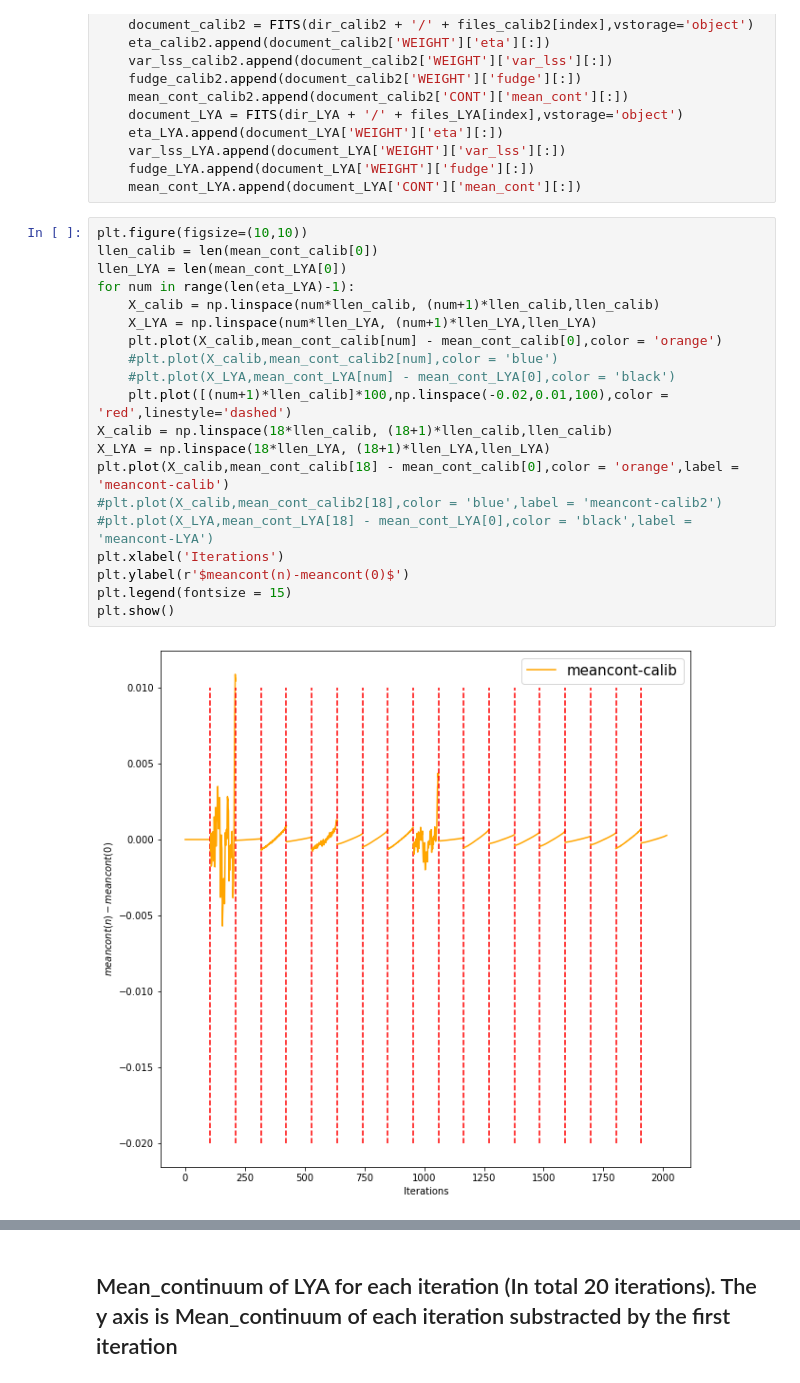
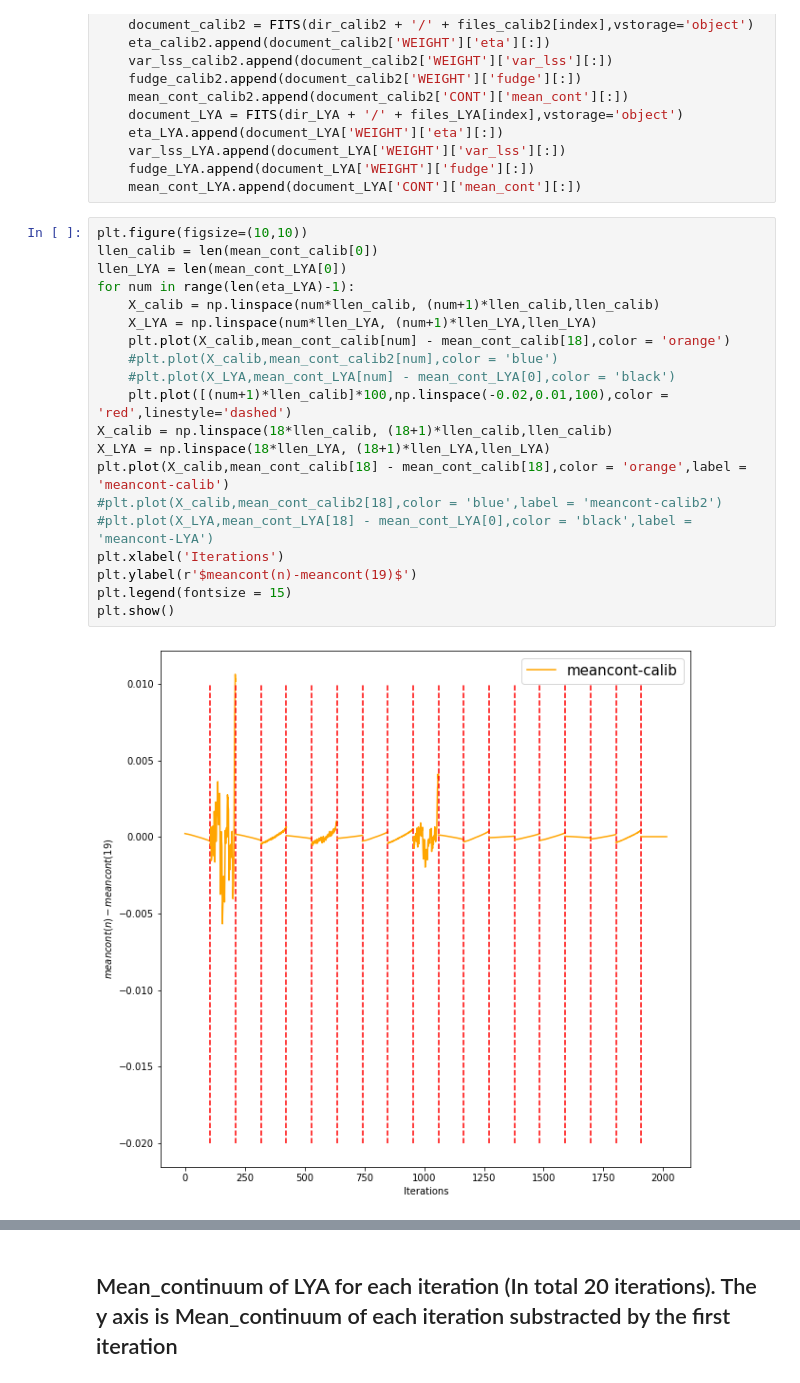
Before and after one commit to moonlovist/Picca_convergence_check, a Jupyter notebook: picca_convergence.ipynb, the cells around one changed output, grey strips where cells are left out. Cells and saved outputs as stored; diff of their text form.

```diff
--- a/picca_convergence.ipynb
+++ b/picca_convergence.ipynb
@@ -67,23 +67,23 @@ for index in range(19):
 # %%
 plt.figure(figsize=(10,10))
 llen_calib = len(mean_cont_calib[0])
 llen_LYA = len(mean_cont_LYA[0])
 for num in range(len(eta_LYA)-1):
     X_calib = np.linspace(num*llen_calib, (num+1)*llen_calib,llen_calib)
     X_LYA = np.linspace(num*llen_LYA, (num+1)*llen_LYA,llen_LYA)
-    plt.plot(X_calib,mean_cont_calib[num] - mean_cont_calib[0],color = 'orange')
+    plt.plot(X_calib,mean_cont_calib[num] - mean_cont_calib[18],color = 'orange')
     #plt.plot(X_calib,mean_cont_calib2[num],color = 'blue')
     #plt.plot(X_LYA,mean_cont_LYA[num] - mean_cont_LYA[0],color = 'black')
     plt.plot([(num+1)*llen_calib]*100,np.linspace(-0.02,0.01,100),color = 'red',linestyle='dashed')
 X_calib = np.linspace(18*llen_calib, (18+1)*llen_calib,llen_calib)
 X_LYA = np.linspace(18*llen_LYA, (18+1)*llen_LYA,llen_LYA)
-plt.plot(X_calib,mean_cont_calib[18] - mean_cont_calib[0],color = 'orange',label = 'meancont-calib')
+plt.plot(X_calib,mean_cont_calib[18] - mean_cont_calib[18],color = 'orange',label = 'meancont-calib')
 #plt.plot(X_calib,mean_cont_calib2[18],color = 'blue',label = 'meancont-calib2')
 #plt.plot(X_LYA,mean_cont_LYA[18] - mean_cont_LYA[0],color = 'black',label = 'meancont-LYA')
 plt.xlabel('Iterations')
-plt.ylabel(r'$meancont(n)-meancont(0)$')
+plt.ylabel(r'$meancont(n)-meancont(19)$')
 plt.legend(fontsize = 15)
 plt.show()
 # %% [output]
-[figure, old version]
+[figure, new version]
 # %% [markdown]
```
Also changed, not shown: parts of 7 cells of this notebook.
